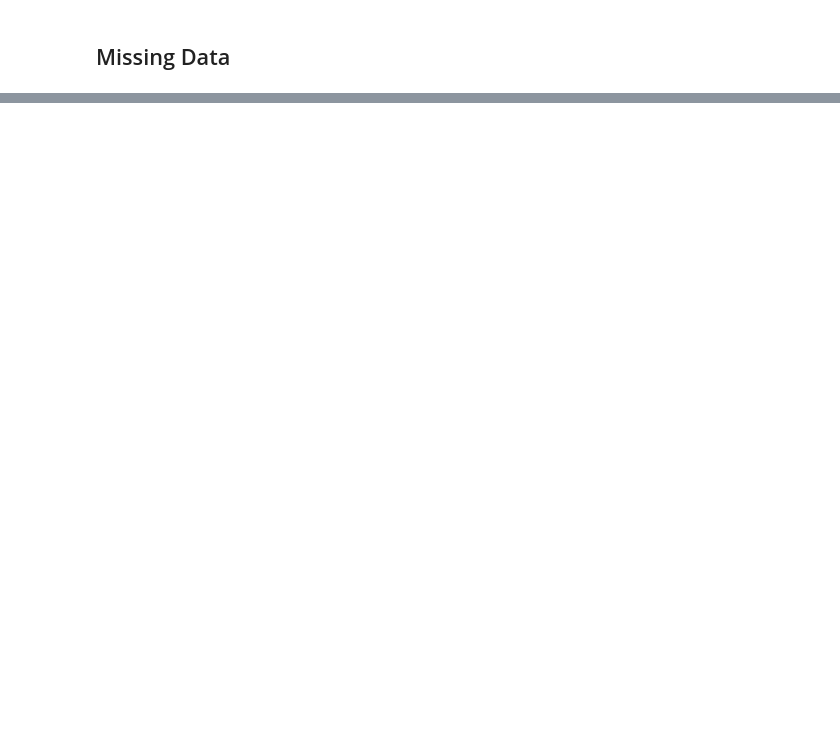
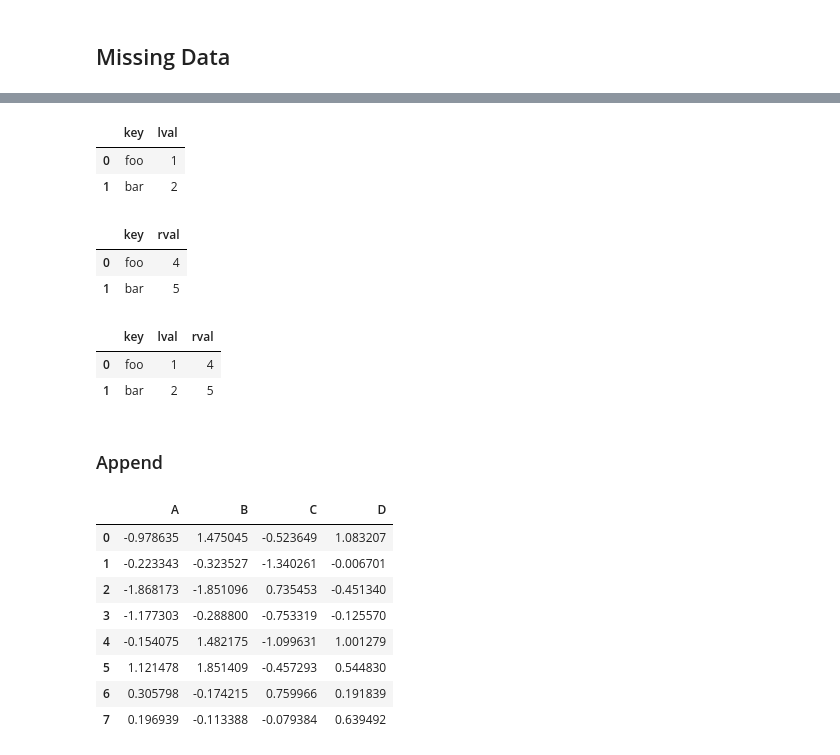
Before and after one commit to byungjun0689/DataScience, a Jupyter notebook: Python/Python Basic/Chapter 12. 10 Minutes to Pandas.ipynb, the cells around one changed output, grey strips where cells are left out. Saved outputs shown, nothing was run; the diff lists cells and outputs as text; code cells hidden in the pictures; blank space fills up the shorter version.

```diff
--- a/Python/Python Basic/Chapter 12. 10 Minutes to Pandas.ipynb
+++ b/Python/Python Basic/Chapter 12. 10 Minutes to Pandas.ipynb
@@ -347,0 +601,35 @@ df1
+# %%
+left = pd.DataFrame({'key': ['foo', 'bar'], 'lval': [1, 2]})
+left
+# %% [output]
+|  | key | lval |
+| 0 | foo | 1 |
+| 1 | bar | 2 |
+# %%
+right = pd.DataFrame({'key': ['foo', 'bar'], 'rval': [4, 5]})
+right
+# %% [output]
+|  | key | rval |
+| 0 | foo | 4 |
+| 1 | bar | 5 |
+# %%
+pd.merge(left, right, on='key')
+# %% [output]
+|  | key | lval | rval |
+| 0 | foo | 1 | 4 |
+| 1 | bar | 2 | 5 |
+# %% [markdown]
+### Append
+# %%
+df = pd.DataFrame(np.random.randn(8, 4), columns=['A','B','C','D'])
+df
+# %% [output]
+|  | A | B | C | D |
+| 0 | -0.978635 | 1.475045 | -0.523649 | 1.083207 |
+| 1 | -0.223343 | -0.323527 | -1.340261 | -0.006701 |
+| 2 | -1.868173 | -1.851096 | 0.735453 | -0.451340 |
+| 3 | -1.177303 | -0.288800 | -0.753319 | -0.125570 |
+| 4 | -0.154075 | 1.482175 | -1.099631 | 1.001279 |
+| 5 | 1.121478 | 1.851409 | -0.457293 | 0.544830 |
+| 6 | 0.305798 | -0.174215 | 0.759966 | 0.191839 |
+| 7 | 0.196939 | -0.113388 | -0.079384 | 0.639492 |
```
Also changed, not shown: parts of 61 cells of this notebook, 5 other files.
